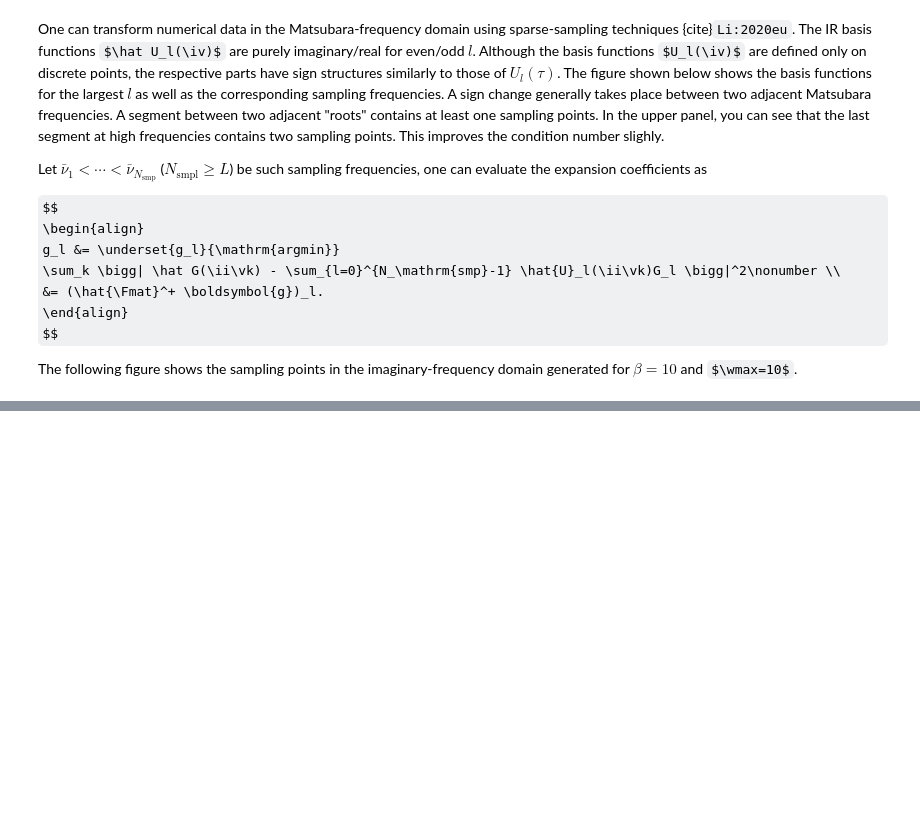
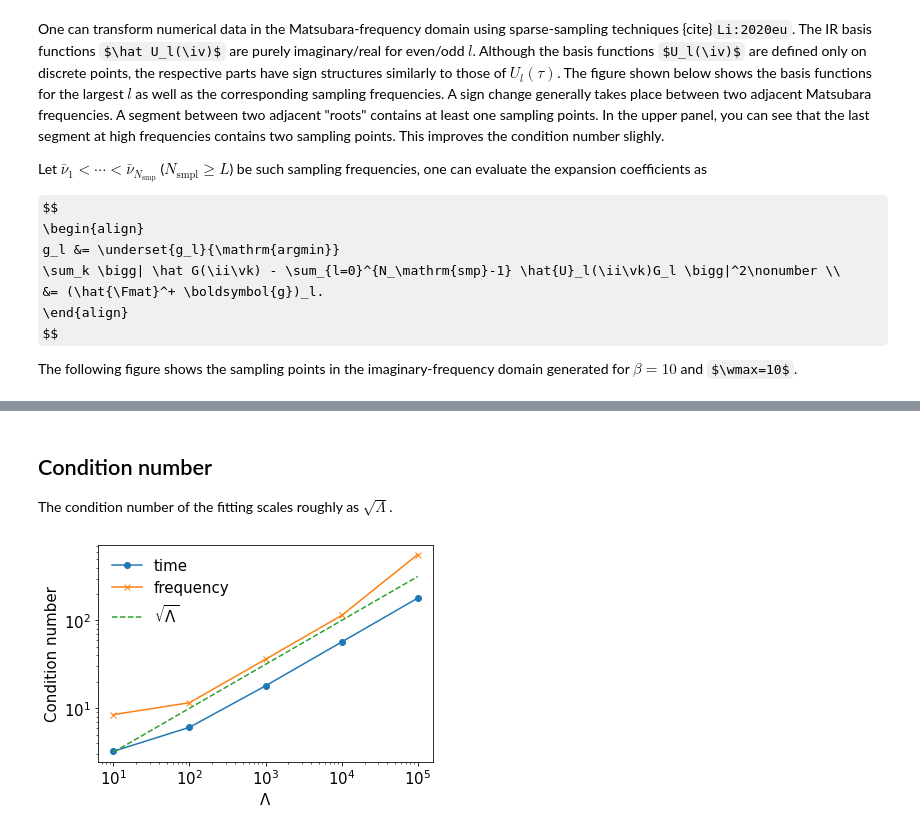
Before and after one commit to SpM-lab/sparse-ir-tutorial, a Jupyter notebook: _sources/src/sparse_sampling_py.ipynb, the cells around one changed output, grey strips where cells are left out. Saved outputs shown, nothing was run; the diff lists cells and outputs as text; code cells hidden in the pictures; some formulas as TeX source; blank space fills up the shorter version.

```diff
--- a/_sources/src/sparse_sampling_py.ipynb
+++ b/_sources/src/sparse_sampling_py.ipynb
@@ -117,0 +119,21 @@ plt.tight_layout()
+# %% [markdown]
+## Condition number
+The condition number of the fitting scales roughly as $\sqrt{\Lambda}$.
+# %%
+cond_tau = []
+cond_matsu = []
+lambdas = [1e+1, 1e+2, 1e+3, 1e+4, 1e+5]
+for lambda_ in lambdas:
+    basis = sparse_ir.FiniteTempBasis("F", beta, lambda_/beta, eps=1e-15)
+    cond_tau.append(sparse_ir.TauSampling(basis).cond)
+    cond_matsu.append(sparse_ir.MatsubaraSampling(basis).cond)
+# %%
+plt.loglog(lambdas, cond_tau, marker="o", label="time")
+plt.loglog(lambdas, cond_matsu, marker="x", label="frequency")
+plt.loglog(lambdas, np.sqrt(lambdas), marker="", ls="--", label=r"$\sqrt{\Lambda}$")
+plt.xlabel(r"$\Lambda$")
+plt.ylabel("Condition number")
+plt.legend(frameon=False)
+plt.show()
+# %% [output]
+[figure, added]
```
Also changed, not shown: parts of 2 cells of this notebook, 30 other files.
